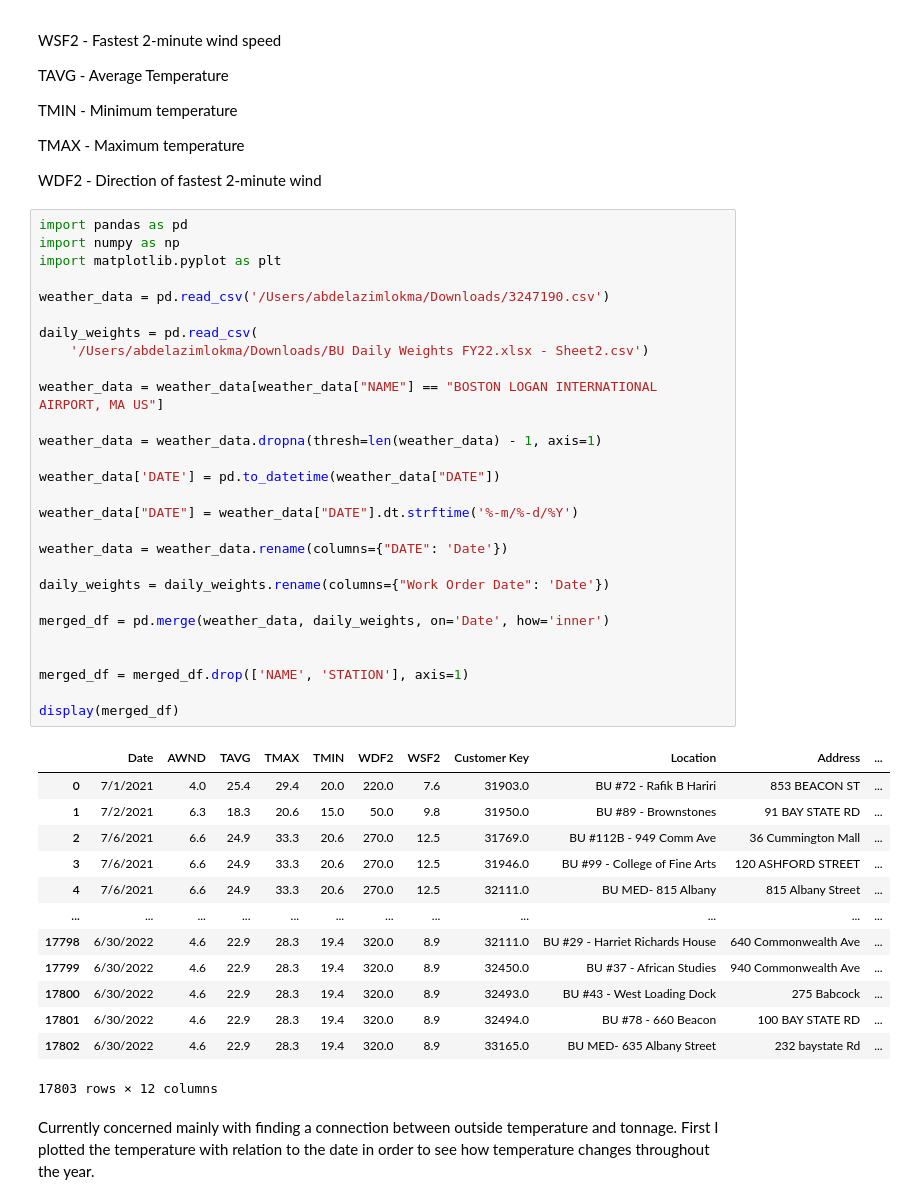
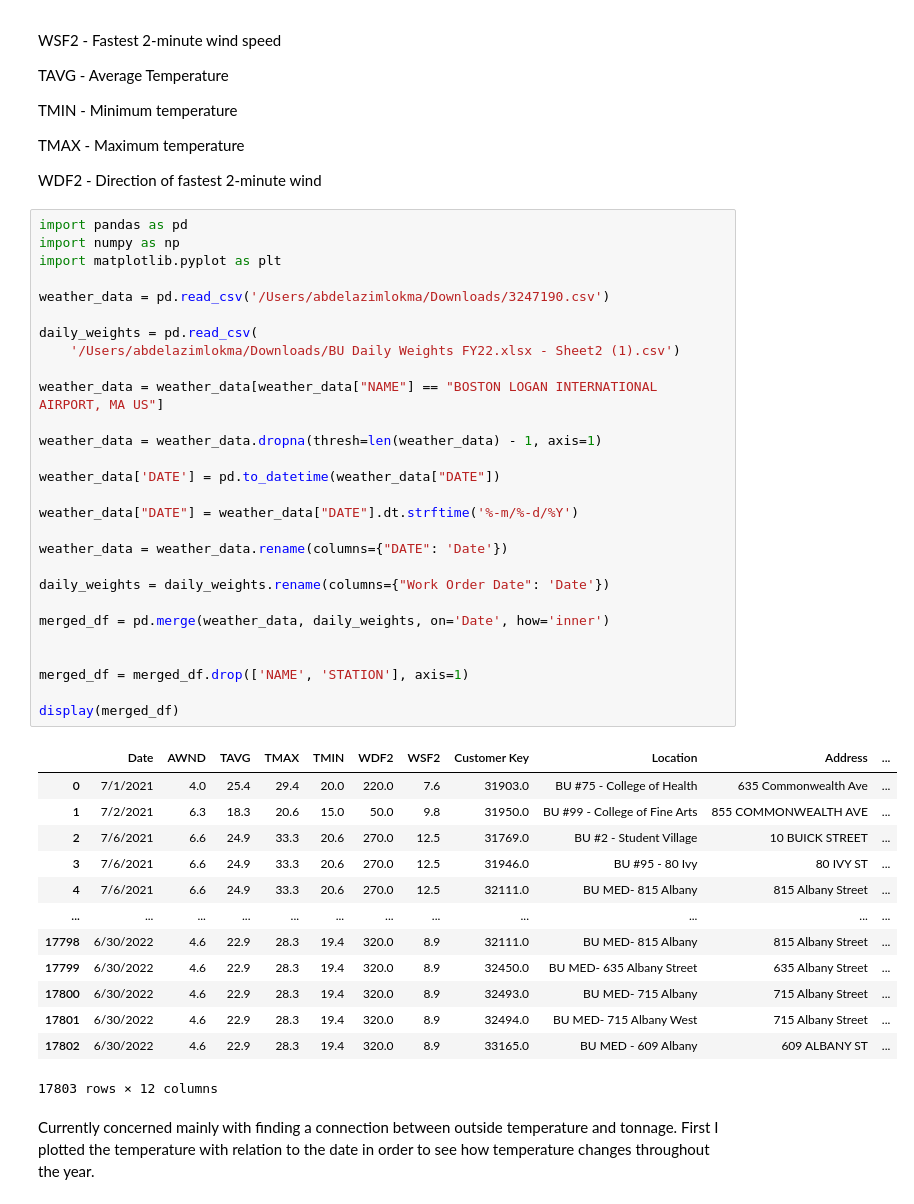
Before and after one commit to BU-Spark/ds-bu-sustainability-waste, a Jupyter notebook: spring23-team-1/data/BU-Waste-Analysis-1.ipynb, the cells around one changed output. Saved outputs shown, nothing was run; the diff lists cells and outputs as text.

```diff
--- a/spring23-team-1/data/BU-Waste-Analysis-1.ipynb
+++ b/spring23-team-1/data/BU-Waste-Analysis-1.ipynb
@@ -22,44 +22,44 @@ WDF2 - Direction of fastest 2-minute wind
 # %%
 import pandas as pd
 import numpy as np
 import matplotlib.pyplot as plt
 
 weather_data = pd.read_csv('/Users/abdelazimlokma/Downloads/3247190.csv')
 
 daily_weights = pd.read_csv(
-    '/Users/abdelazimlokma/Downloads/BU Daily Weights FY22.xlsx - Sheet2.csv')
+    '/Users/abdelazimlokma/Downloads/BU Daily Weights FY22.xlsx - Sheet2 (1).csv')
 
 weather_data = weather_data[weather_data["NAME"] == "BOSTON LOGAN INTERNATIONAL AIRPORT, MA US"]
 
 weather_data = weather_data.dropna(thresh=len(weather_data) - 1, axis=1)
 
 weather_data['DATE'] = pd.to_datetime(weather_data["DATE"])
 
 weather_data["DATE"] = weather_data["DATE"].dt.strftime('%-m/%-d/%Y')
 
 weather_data = weather_data.rename(columns={"DATE": 'Date'})
 
 daily_weights = daily_weights.rename(columns={"Work Order Date": 'Date'})
 
 merged_df = pd.merge(weather_data, daily_weights, on='Date', how='inner')
 
 
 merged_df = merged_df.drop(['NAME', 'STATION'], axis=1)
 
 display(merged_df)
 # %% [output]
 |  | Date | AWND | TAVG | TMAX | TMIN | WDF2 | WSF2 | Customer Key | Location | Address | ... |
-| 0 | 7/1/2021 | 4.0 | 25.4 | 29.4 | 20.0 | 220.0 | 7.6 | 31903.0 | BU #72 - Rafik B Hariri | 853 BEACON ST | ... |
-| 1 | 7/2/2021 | 6.3 | 18.3 | 20.6 | 15.0 | 50.0 | 9.8 | 31950.0 | BU #89 - Brownstones | 91 BAY STATE RD | ... |
-| 2 | 7/6/2021 | 6.6 | 24.9 | 33.3 | 20.6 | 270.0 | 12.5 | 31769.0 | BU #112B - 949 Comm Ave | 36 Cummington Mall | ... |
-| 3 | 7/6/2021 | 6.6 | 24.9 | 33.3 | 20.6 | 270.0 | 12.5 | 31946.0 | BU #99 - College of Fine Arts | 120 ASHFORD STREET | ... |
+| 0 | 7/1/2021 | 4.0 | 25.4 | 29.4 | 20.0 | 220.0 | 7.6 | 31903.0 | BU #75 - College of Health | 635 Commonwealth Ave | ... |
+| 1 | 7/2/2021 | 6.3 | 18.3 | 20.6 | 15.0 | 50.0 | 9.8 | 31950.0 | BU #99 - College of Fine Arts | 855 COMMONWEALTH AVE | ... |
+| 2 | 7/6/2021 | 6.6 | 24.9 | 33.3 | 20.6 | 270.0 | 12.5 | 31769.0 | BU #2 - Student Village | 10 BUICK STREET | ... |
+| 3 | 7/6/2021 | 6.6 | 24.9 | 33.3 | 20.6 | 270.0 | 12.5 | 31946.0 | BU #95 - 80 Ivy | 80 IVY ST | ... |
 | 4 | 7/6/2021 | 6.6 | 24.9 | 33.3 | 20.6 | 270.0 | 12.5 | 32111.0 | BU MED- 815 Albany | 815 Albany Street | ... |
 | ... | ... | ... | ... | ... | ... | ... | ... | ... | ... | ... | ... |
-| 17798 | 6/30/2022 | 4.6 | 22.9 | 28.3 | 19.4 | 320.0 | 8.9 | 32111.0 | BU #29 - Harriet Richards House | 640 Commonwealth Ave | ... |
-| 17799 | 6/30/2022 | 4.6 | 22.9 | 28.3 | 19.4 | 320.0 | 8.9 | 32450.0 | BU #37 - African Studies | 940 Commonwealth Ave | ... |
-| 17800 | 6/30/2022 | 4.6 | 22.9 | 28.3 | 19.4 | 320.0 | 8.9 | 32493.0 | BU #43 - West Loading Dock | 275 Babcock | ... |
-| 17801 | 6/30/2022 | 4.6 | 22.9 | 28.3 | 19.4 | 320.0 | 8.9 | 32494.0 | BU #78 - 660 Beacon | 100 BAY STATE RD | ... |
-| 17802 | 6/30/2022 | 4.6 | 22.9 | 28.3 | 19.4 | 320.0 | 8.9 | 33165.0 | BU MED- 635 Albany Street | 232 baystate Rd | ... |
+| 17798 | 6/30/2022 | 4.6 | 22.9 | 28.3 | 19.4 | 320.0 | 8.9 | 32111.0 | BU MED- 815 Albany | 815 Albany Street | ... |
+| 17799 | 6/30/2022 | 4.6 | 22.9 | 28.3 | 19.4 | 320.0 | 8.9 | 32450.0 | BU MED- 635 Albany Street | 635 Albany Street | ... |
+| 17800 | 6/30/2022 | 4.6 | 22.9 | 28.3 | 19.4 | 320.0 | 8.9 | 32493.0 | BU MED- 715 Albany | 715 Albany Street | ... |
+| 17801 | 6/30/2022 | 4.6 | 22.9 | 28.3 | 19.4 | 320.0 | 8.9 | 32494.0 | BU MED- 715 Albany West | 715 Albany Street | ... |
+| 17802 | 6/30/2022 | 4.6 | 22.9 | 28.3 | 19.4 | 320.0 | 8.9 | 33165.0 | BU MED - 609 Albany | 609 ALBANY ST | ... |
 17803 rows × 12 columns
 # %% [markdown]
 Currently concerned mainly with finding a connection between outside temperature and tonnage. First I plotted the temperature with relation to the date in order to see how temperature changes throughout the year.
```
Also changed, not shown: parts of 52 cells of this notebook, 7 other files.
